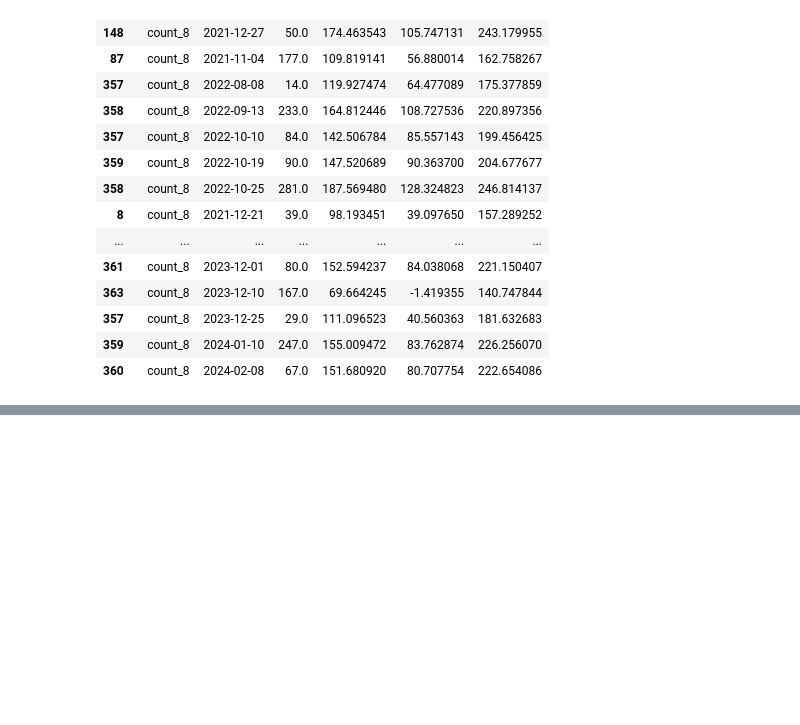
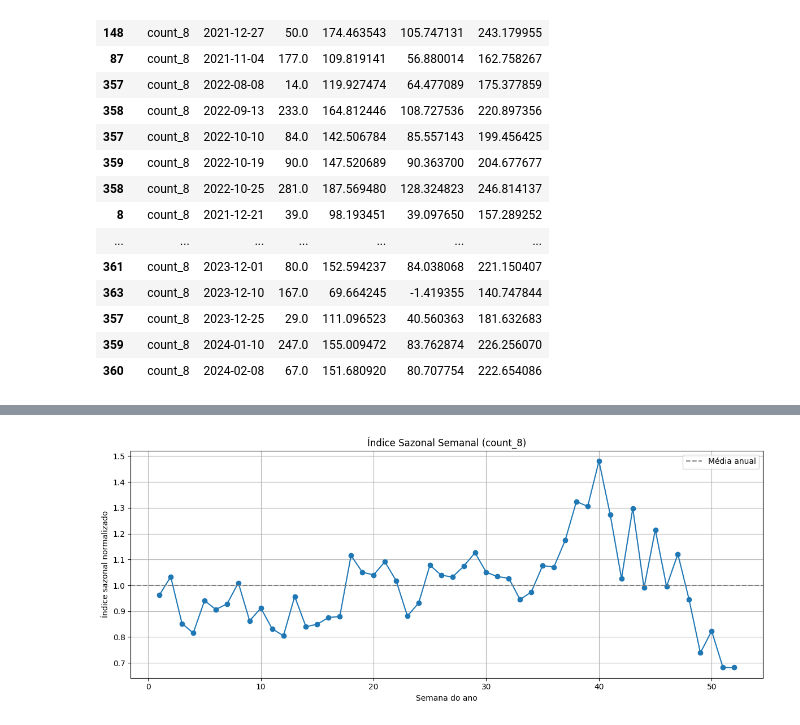
Before and after one commit to joanacarvalheiro/Seasonality, a Jupyter notebook: construcao_modelos/MSTL.ipynb, the cells around one changed output, grey strips where cells are left out. Saved outputs shown, nothing was run; the diff lists cells and outputs as text; code cells hidden in the pictures; blank space fills up the shorter version.

```diff
--- a/construcao_modelos/MSTL.ipynb
+++ b/construcao_modelos/MSTL.ipynb
@@ -720,0 +694,33 @@ print(anomalies)
+# %%
+df_count8 = df[['count_8']].copy()
+df_count8.index = pd.to_datetime(df_count8.index)
+df_count8['year'] = df_count8.index.isocalendar().year
+df_count8['week'] = df_count8.index.isocalendar().week
+
+weekly_counts = df_count8.groupby(['year', 'week'])['count_8'].sum().reset_index()
+weekly_counts = weekly_counts.sort_values(by=['year', 'week']).reset_index(drop=True)
+
+# calcular média moveis de 52 semanas (anual)
+weekly_counts['ma_52'] = weekly_counts['count_8'].rolling(window=52, center=True).mean()
+
+# calcular a razão entre o valor real e a média movel
+weekly_counts['ratio'] = weekly_counts['count_8'] / weekly_counts['ma_52']
+
+# Agrupar por nº de semanas e calcular a mediana do ratio
+seasonal_medians = weekly_counts.groupby('week')['ratio'].median().reset_index()
+
+# Normalizar
+seasonal_medians['index'] = seasonal_medians['ratio'] * 52 / seasonal_medians['ratio'].sum()
+# %%
+plt.figure(figsize=(12, 5))
+plt.plot(seasonal_medians['week'], seasonal_medians['index'], marker='o')
+plt.axhline(1, color='gray', linestyle='--', label='Média anual')
+plt.title('Índice Sazonal Semanal (count_8)')
+plt.xlabel('Semana do ano')
+plt.ylabel('Índice sazonal normalizado')
+plt.grid(True)
+plt.legend()
+plt.tight_layout()
+plt.show()
+# %% [output]
+[figure, added]
```
Also changed, not shown: parts of 33 cells of this notebook.
